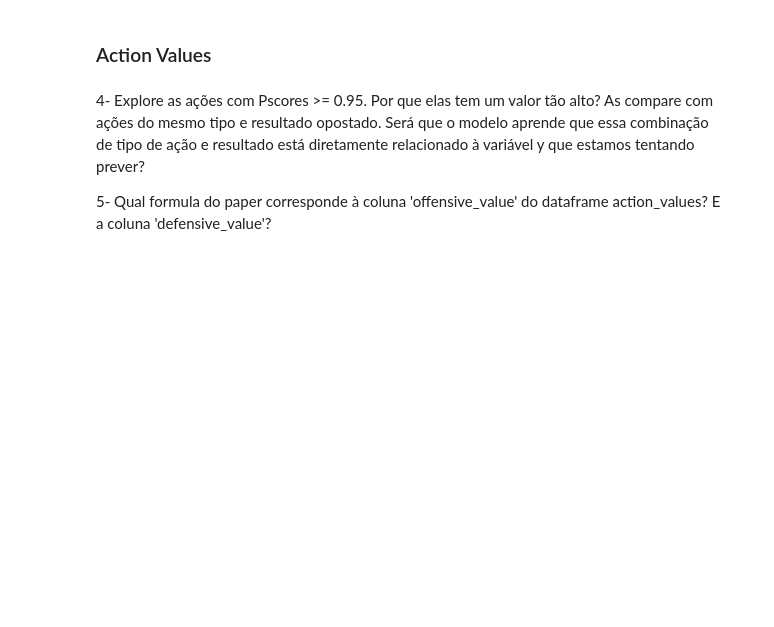
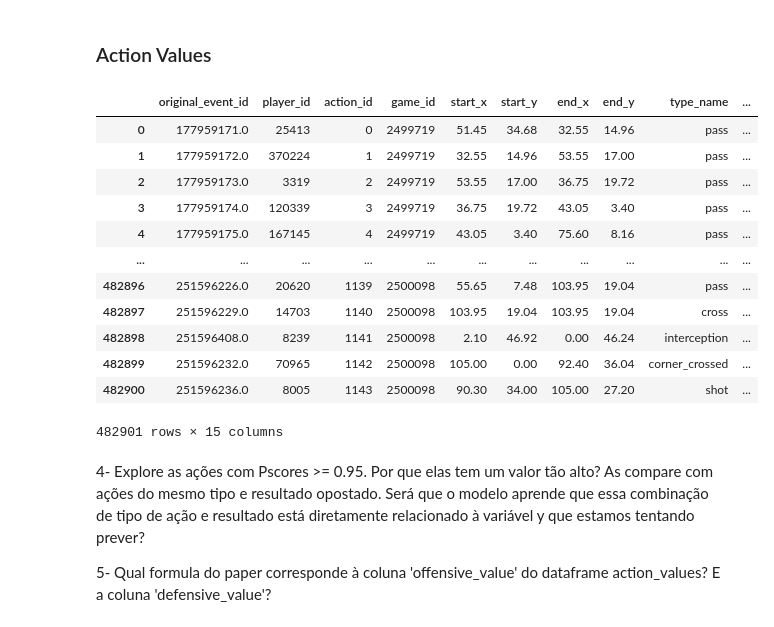
Before and after one commit to lframosferreira/soccer-analytics-notebooks, a Jupyter notebook: atv05/luis_felipe_ramos_ferreira.ipynb, the cells around one changed output. Drawn from its saved outputs; the diff is of its cells as text; code cells hidden in the pictures; blank space fills up the shorter version.

```diff
--- a/atv05/luis_felipe_ramos_ferreira.ipynb
+++ b/atv05/luis_felipe_ramos_ferreira.ipynb
@@ -76,8 +76,8 @@ for league in leagues:
     matches[league] = load_matches(path)
     path = f"../data/atv03/events/events_{league}.json"
     events[league] = load_events(path)
-    # path = r'C:\Users\Galo\Hugo_Personal\Data\Wyscout_Top_5\minutes_played\minutes_played_per_game_{}.json'.format(league)  # criar isso aqui
-    # minutes[league] = load_minutes_played_per_game(path)
+    path = f"../data/atv03/minutes_played/minutes_played_per_game_{league}.json"
+    minutes[league] = load_minutes_played_per_game(path)
 # %%
 path = "../data/atv03/players/players.json"
 players = load_players(path)
@@ -234,4 +236,5 @@ def generate_predictions(features, models):
     return preds
 # %%
 preds = {}
-preds["Spain"] = generate_predictions(features=features["Spain"], models=models)
+preds["England"] = generate_predictions(features=features["England"], models=models)
+preds
@@ -241,9 +259,9 @@ preds["Spain"] = generate_predictions(features=features["Spain"], models=models)
 import socceraction.vaep.formula as fm
 # %%
 def calculate_action_values(spadl, predictions):
-    action_values = fm.value(actions=spadl, Pscores=predictions['scores'], Pconcedes=predictions["concedes"])
+    action_values = fm.value(actions=spadl, Pscores=predictions["scores"], Pconcedes=predictions["concedes"])
     action_values = pd.concat([
-        spadl[["original_event_id", "action_id", "game_id", "start_x", "start_y", "end_x", "end_y", "type_name", "result_name"]],
+        spadl[["original_event_id", "player_id", "action_id", "game_id", "start_x", "start_y", "end_x", "end_y", "type_name", "result_name"]],
         predictions.rename(columns={"scores": "Pscores", "concedes": "Pconcedes"}),
         action_values
     ], axis=1)
@@ -251,7 +269,22 @@ def calculate_action_values(spadl, predictions):
     return action_values
 # %%
 action_values = {}
-action_values["Spain"] = calculate_action_values(spadl=spadl["Spain"], predictions=preds["Spain"])
+action_values["England"] = calculate_action_values(spadl=spadl["England"], predictions=preds["England"])
+action_values["England"]
+# %% [output]
+|  | original_event_id | player_id | action_id | game_id | start_x | start_y | end_x | end_y | type_name | ... |
+| 0 | 177959171.0 | 25413 | 0 | 2499719 | 51.45 | 34.68 | 32.55 | 14.96 | pass | ... |
+| 1 | 177959172.0 | 370224 | 1 | 2499719 | 32.55 | 14.96 | 53.55 | 17.00 | pass | ... |
+| 2 | 177959173.0 | 3319 | 2 | 2499719 | 53.55 | 17.00 | 36.75 | 19.72 | pass | ... |
+| 3 | 177959174.0 | 120339 | 3 | 2499719 | 36.75 | 19.72 | 43.05 | 3.40 | pass | ... |
+| 4 | 177959175.0 | 167145 | 4 | 2499719 | 43.05 | 3.40 | 75.60 | 8.16 | pass | ... |
+| ... | ... | ... | ... | ... | ... | ... | ... | ... | ... | ... |
+| 482896 | 251596226.0 | 20620 | 1139 | 2500098 | 55.65 | 7.48 | 103.95 | 19.04 | pass | ... |
+| 482897 | 251596229.0 | 14703 | 1140 | 2500098 | 103.95 | 19.04 | 103.95 | 19.04 | cross | ... |
+| 482898 | 251596408.0 | 8239 | 1141 | 2500098 | 2.10 | 46.92 | 0.00 | 46.24 | interception | ... |
+| 482899 | 251596232.0 | 70965 | 1142 | 2500098 | 105.00 | 0.00 | 92.40 | 36.04 | corner_crossed | ... |
+| 482900 | 251596236.0 | 8005 | 1143 | 2500098 | 90.30 | 34.00 | 105.00 | 27.20 | shot | ... |
+482901 rows × 15 columns
 # %% [markdown]
 4- Explore as ações com Pscores >= 0.95. Por que elas tem um valor tão alto? As compare com ações do mesmo tipo e resultado opostado. Será que o modelo aprende que essa combinação de tipo de ação e resultado está diretamente relacionado à variável y que estamos tentando prever?
 
```
Also changed, not shown: parts of 4 cells of this notebook, 1 other file.
